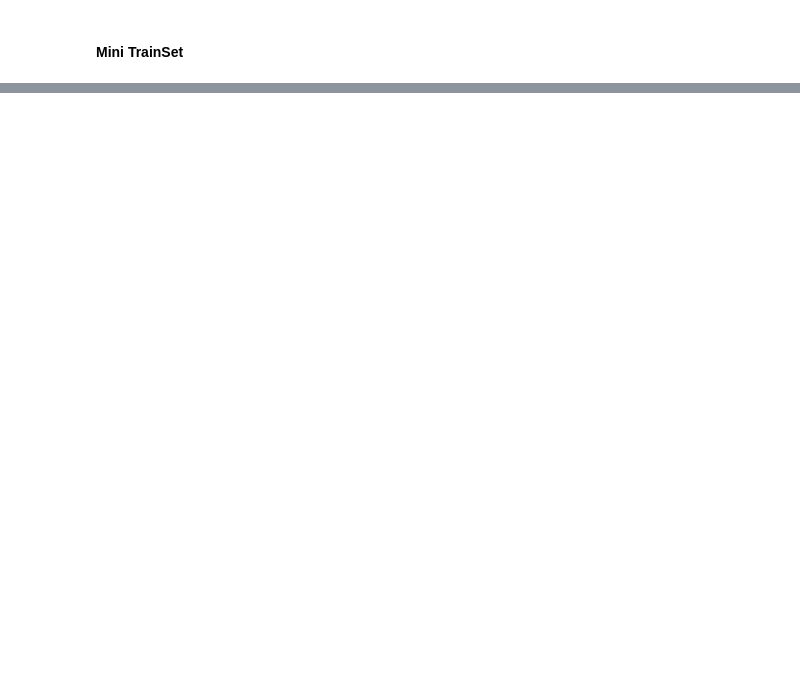
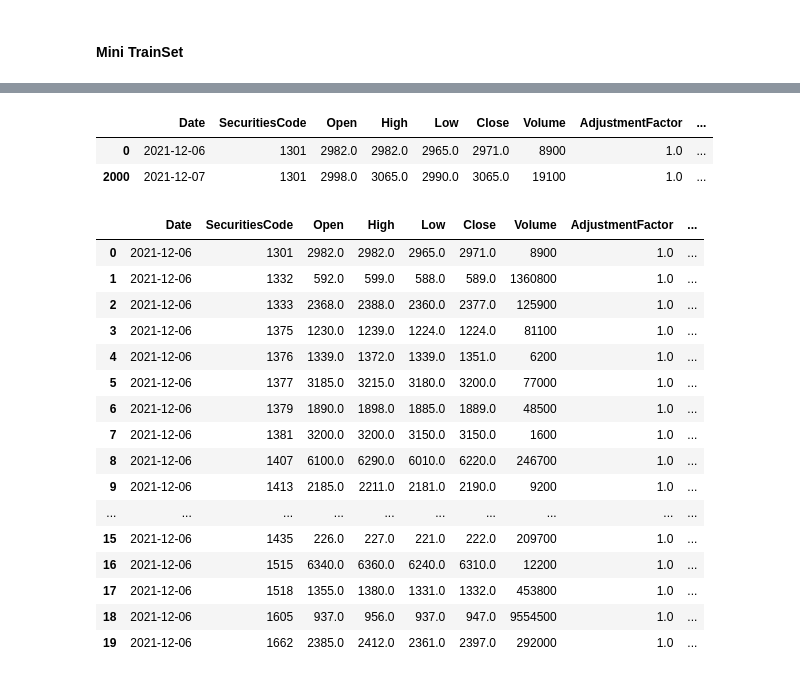
Before and after one commit to KienLe-git/JPX_stock_2022, a Jupyter notebook: working/1.0_Data_Preprocessing.ipynb, the cells around one changed output, grey strips where cells are left out. Cells and saved outputs as stored; diff of their text form; code cells hidden in the pictures; blank space fills up the shorter version.

Commit message:
Data Preprocessing

```diff
--- a/working/1.0_Data_Preprocessing.ipynb
+++ b/working/1.0_Data_Preprocessing.ipynb
@@ -486,0 +234,13 @@ off_test2.head(5)
+# %%
+def train_valid_test_split(df: pd.DataFrame):
+    df_train = df[df['Date'] <= '2021-05-27'].reset_index(drop= True)
+
+    df_valid = df[
+        (df['Date'] > '2021-05-27') & (df['Date'] <= '2021-12-03')
+    ].reset_index(drop= True)
+
+    df_test = df[df['Date'] >= '2021-12-06'].reset_index(drop= True)
+    return df_train, df_valid, df_test
+# %%
+train_df, valid_df, test_df = train_valid_test_split(merge_df)
+snd_train_df, snd_valid_df, snd_test_df = train_valid_test_split(snd_merge_df)
@@ -505,0 +280,5 @@ miniset
+# %%
+mini_valid = valid_df.groupby(by=['SecuritiesCode']).apply(
+    lambda df_code: df_code.iloc[-3:]
+).reset_index(drop= True)
+mini_valid
@@ -507,0 +311,3 @@ miniset.to_csv('../__input__/1_after_datapreprocessing/mini_train.csv', index =
+# %%
+%%time
+hidden_test2 = DataPreprocessing_for_HiddenTest(hidden_test, mini_valid)
@@ -507,0 +405,26 @@ miniset.to_csv('../__input__/1_after_datapreprocessing/mini_train.csv', index =
+# %%
+hidden_test2[hidden_test2['SecuritiesCode'] == 1301]
+# %% [output]
+|  | Date | SecuritiesCode | Open | High | Low | Close | Volume | AdjustmentFactor | ... |
+| 0 | 2021-12-06 | 1301 | 2982.0 | 2982.0 | 2965.0 | 2971.0 | 8900 | 1.0 | ... |
+| 2000 | 2021-12-07 | 1301 | 2998.0 | 3065.0 | 2990.0 | 3065.0 | 19100 | 1.0 | ... |
+# %%
+hidden_test2.head(20)
+# %% [output]
+|  | Date | SecuritiesCode | Open | High | Low | Close | Volume | AdjustmentFactor | ... |
+| 0 | 2021-12-06 | 1301 | 2982.0 | 2982.0 | 2965.0 | 2971.0 | 8900 | 1.0 | ... |
+| 1 | 2021-12-06 | 1332 | 592.0 | 599.0 | 588.0 | 589.0 | 1360800 | 1.0 | ... |
+| 2 | 2021-12-06 | 1333 | 2368.0 | 2388.0 | 2360.0 | 2377.0 | 125900 | 1.0 | ... |
+| 3 | 2021-12-06 | 1375 | 1230.0 | 1239.0 | 1224.0 | 1224.0 | 81100 | 1.0 | ... |
+| 4 | 2021-12-06 | 1376 | 1339.0 | 1372.0 | 1339.0 | 1351.0 | 6200 | 1.0 | ... |
+| 5 | 2021-12-06 | 1377 | 3185.0 | 3215.0 | 3180.0 | 3200.0 | 77000 | 1.0 | ... |
+| 6 | 2021-12-06 | 1379 | 1890.0 | 1898.0 | 1885.0 | 1889.0 | 48500 | 1.0 | ... |
+| 7 | 2021-12-06 | 1381 | 3200.0 | 3200.0 | 3150.0 | 3150.0 | 1600 | 1.0 | ... |
+| 8 | 2021-12-06 | 1407 | 6100.0 | 6290.0 | 6010.0 | 6220.0 | 246700 | 1.0 | ... |
+| 9 | 2021-12-06 | 1413 | 2185.0 | 2211.0 | 2181.0 | 2190.0 | 9200 | 1.0 | ... |
+| ... | ... | ... | ... | ... | ... | ... | ... | ... | ... |
+| 15 | 2021-12-06 | 1435 | 226.0 | 227.0 | 221.0 | 222.0 | 209700 | 1.0 | ... |
+| 16 | 2021-12-06 | 1515 | 6340.0 | 6360.0 | 6240.0 | 6310.0 | 12200 | 1.0 | ... |
+| 17 | 2021-12-06 | 1518 | 1355.0 | 1380.0 | 1331.0 | 1332.0 | 453800 | 1.0 | ... |
+| 18 | 2021-12-06 | 1605 | 937.0 | 956.0 | 937.0 | 947.0 | 9554500 | 1.0 | ... |
+| 19 | 2021-12-06 | 1662 | 2385.0 | 2412.0 | 2361.0 | 2397.0 | 292000 | 1.0 | ... |
```
Also changed, not shown: parts of 63 cells of this notebook, 12 other files.
